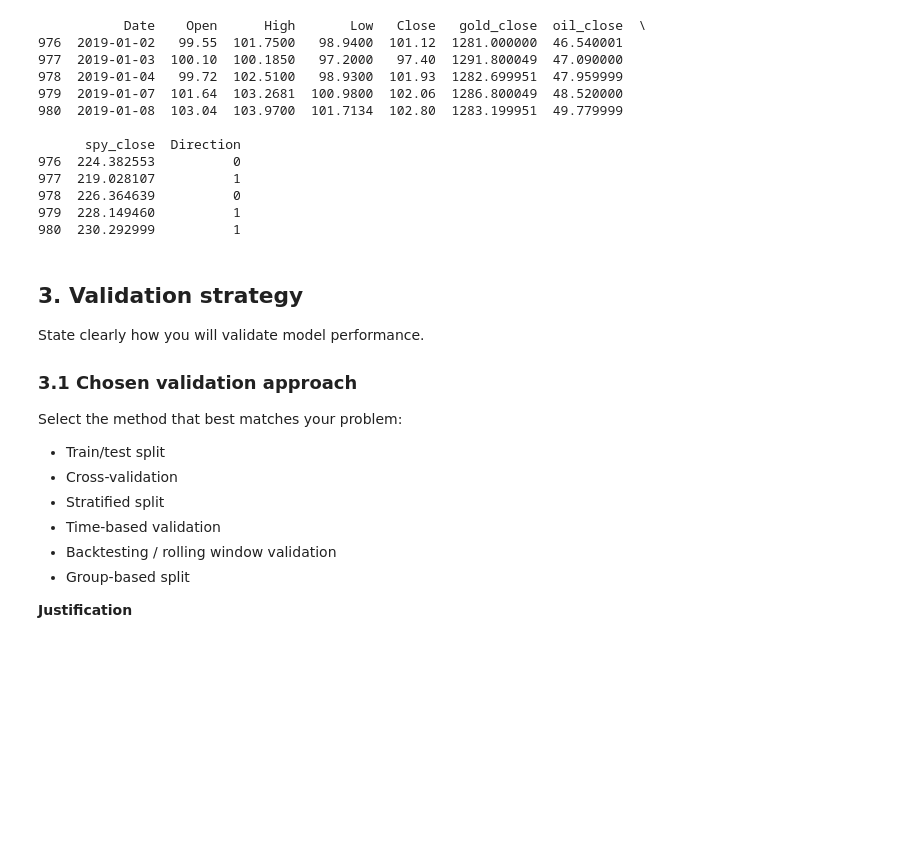
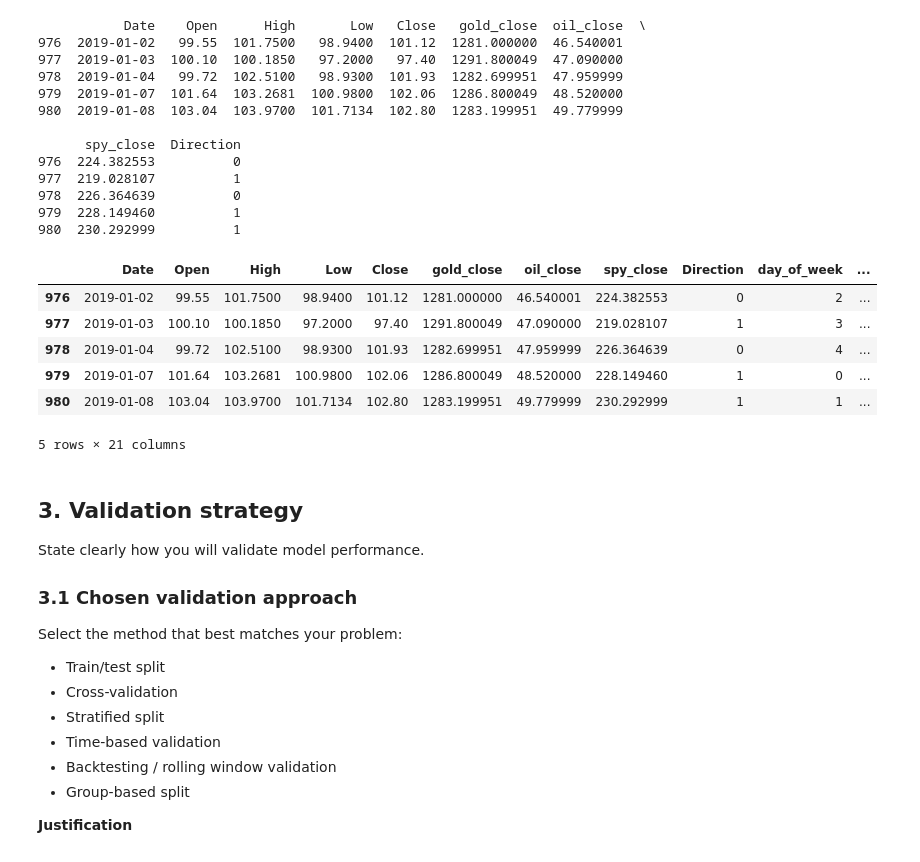
Before and after one commit to TimurKambarov/MSFT_Forecaster, a Jupyter notebook: datalabtasks_deliverables/Task 10 Machine Learning Model Development/timur/model_training_notebook_template.ipynb, the cells around one changed output. Cells and saved outputs as stored; diff of their text form; code cells hidden in the pictures; blank space fills up the shorter version.

```diff
--- a/datalabtasks_deliverables/Task 10 Machine Learning Model Development/timur/model_training_notebook_template.ipynb
+++ b/datalabtasks_deliverables/Task 10 Machine Learning Model Development/timur/model_training_notebook_template.ipynb
@@ -225,6 +225,16 @@ df['dow_cos']   = np.cos(2 * np.pi * df['day_of_week'] / 5)
 
 df['dom_sin']   = np.sin(2 * np.pi * df['day_of_month'] / 31)
 df['dom_cos']   = np.cos(2 * np.pi * df['day_of_month'] / 31)
+# %%
+df.head()
+# %% [output]
+|  | Date | Open | High | Low | Close | gold_close | oil_close | spy_close | Direction | day_of_week | ... |
+| 976 | 2019-01-02 | 99.55 | 101.7500 | 98.9400 | 101.12 | 1281.000000 | 46.540001 | 224.382553 | 0 | 2 | ... |
+| 977 | 2019-01-03 | 100.10 | 100.1850 | 97.2000 | 97.40 | 1291.800049 | 47.090000 | 219.028107 | 1 | 3 | ... |
+| 978 | 2019-01-04 | 99.72 | 102.5100 | 98.9300 | 101.93 | 1282.699951 | 47.959999 | 226.364639 | 0 | 4 | ... |
+| 979 | 2019-01-07 | 101.64 | 103.2681 | 100.9800 | 102.06 | 1286.800049 | 48.520000 | 228.149460 | 1 | 0 | ... |
+| 980 | 2019-01-08 | 103.04 | 103.9700 | 101.7134 | 102.80 | 1283.199951 | 49.779999 | 230.292999 | 1 | 1 | ... |
+5 rows × 21 columns
 # %% [markdown]
 ## 3. Validation strategy
 
```
Also changed, not shown: parts of 14 cells of this notebook.
